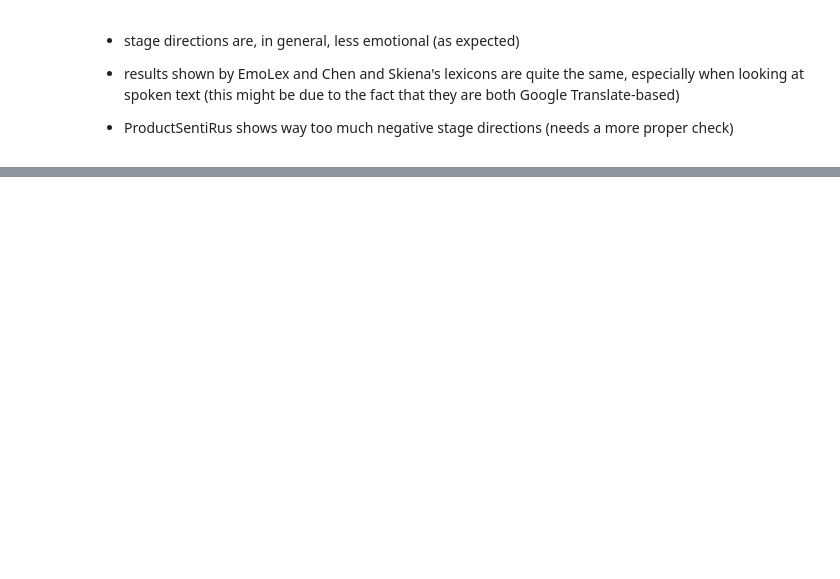
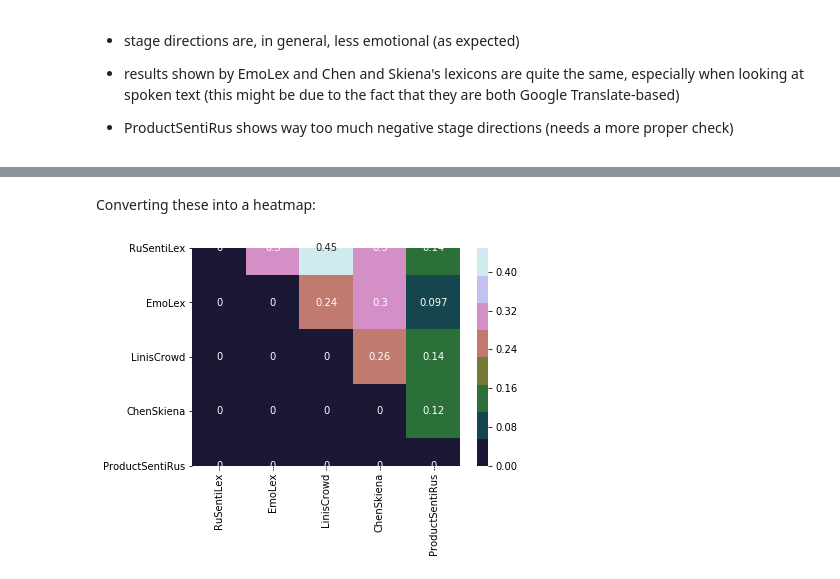
Before and after one commit to creaciond/rus-dra-emotions, a Jupyter notebook: lexicons.ipynb, the cells around one changed output, grey strips where cells are left out. Saved outputs shown, nothing was run; the diff lists cells and outputs as text; code cells hidden in the pictures; blank space fills up the shorter version.

Commit message:
experiments on lexicons, removed dataset generation

```diff
--- a/lexicons.ipynb
+++ b/lexicons.ipynb
@@ -227,0 +97,19 @@ plt.savefig("./data/figures/stage_negative_by_lexicon.png", dpi=600)
+# %%
+lexicons_pairs = []
+for item in combinations(lexicons_dict.keys(), 2):
+    lexicons_pairs.append(item)
+lexicons_pairwise = {pair: [] for pair in lexicons_pairs}
+# %%
+for play_name in df_by_line["play"].unique():
+    try:
+        kappas = []
+        print(play_name)
+        data_to_viz = df_by_line[df_by_line["play"] == play_name][lexicons_dict.keys()]
+        for pair in lexicons_pairs:
+            k = cohen_kappa_score(data_to_viz[pair[0]], data_to_viz[pair[1]])
+            kappas.append(k)
+            lexicons_pairwise[pair].append(k)
+            print("\t", pair, k)
+        print("AVERAGE: {}".format(sum(kappas)/len(kappas)))
+    except:
+        pass
@@ -227,0 +134,4 @@ plt.savefig("./data/figures/stage_negative_by_lexicon.png", dpi=600)
+# %%
+lexicons_pairwise_mean = {
+    lexicons_key: mean(lexicons_pairwise[lexicons_key]) for lexicons_key in lexicons_pairwise
+}
@@ -227,0 +151,13 @@ plt.savefig("./data/figures/stage_negative_by_lexicon.png", dpi=600)
+# %% [markdown]
+Converting these into a heatmap:
+# %%
+M = np.zeros((len(lexicons), len(lexicons)))
+for l_mean in lexicons_pairwise_mean:
+    ind_1 = lexicons.index(l_mean[0])
+    ind_2 = lexicons.index(l_mean[1])
+    M[ind_1][ind_2] = lexicons_pairwise_mean[l_mean]
+# %%
+sns.heatmap(M, xticklabels=lexicons, yticklabels=lexicons, annot=True,
+           cmap=sns.color_palette("cubehelix", 8));
+# %% [output]
+[figure, added]
```
Also changed, not shown: parts of 40 cells of this notebook.
